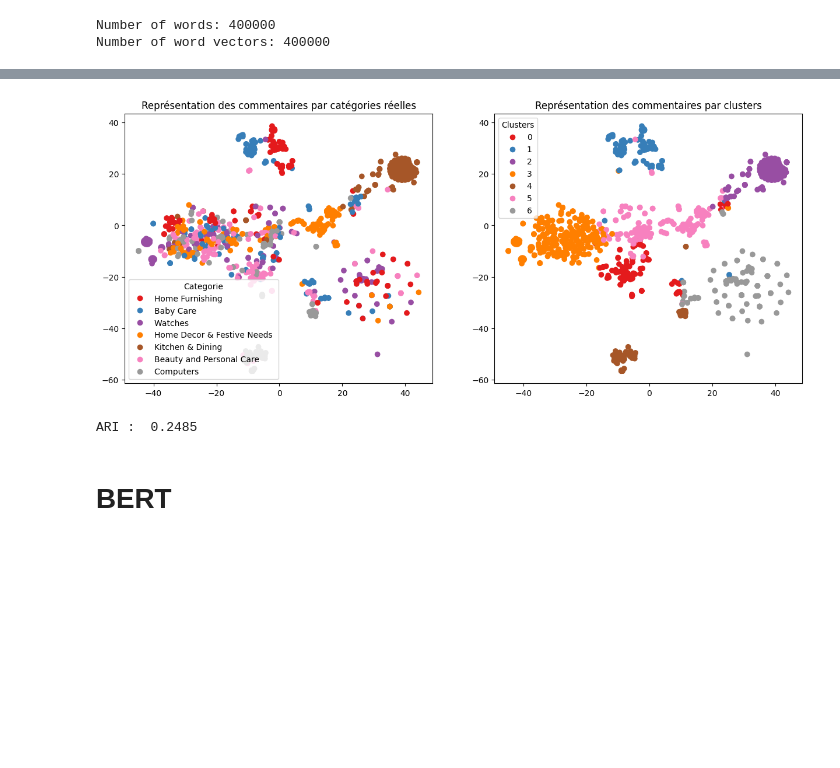
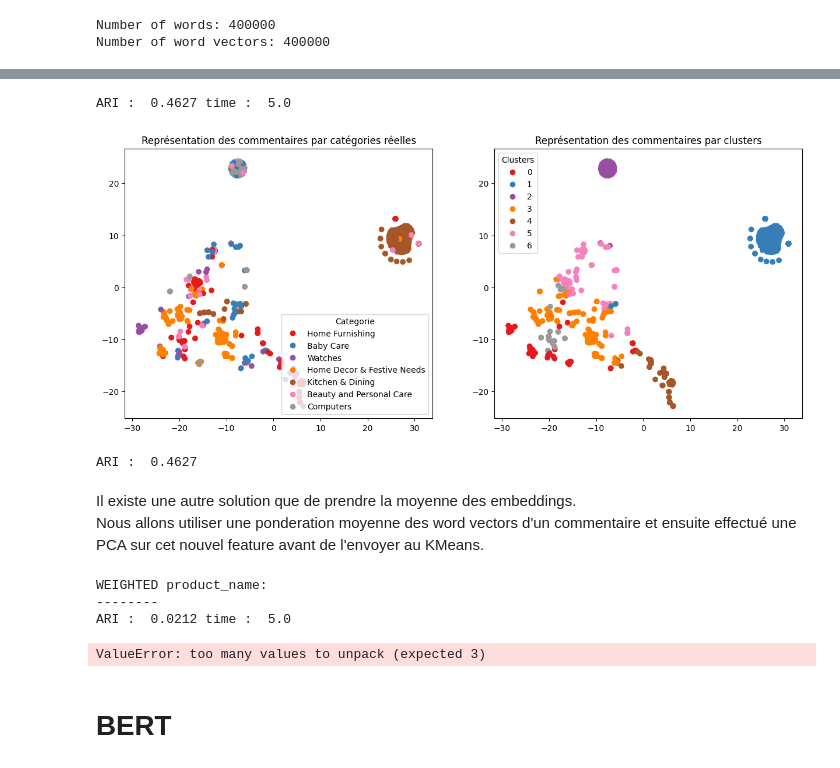
Before and after one commit to Hedredo/oc_projet_6, a Jupyter notebook: 1_notebook_classification_072024.ipynb, the cells around one changed output, grey strips where cells are left out. Saved outputs shown, nothing was run; the diff lists cells and outputs as text; code cells hidden in the pictures; blank space fills up the shorter version.

```diff
--- a/1_notebook_classification_072024.ipynb
+++ b/1_notebook_classification_072024.ipynb
@@ -764,7 +796,7 @@ for option in options:
     # Texte tokenisé
     text = [doc.split() for doc in flipkart_filtered[option]]
 
-    for i in range(3):
+    for i in range(4):
         current_key = f'{option}'+f' {str(i)}'
         # Entraînement du modèle Word2Vec avec gensim
         model[option] = Word2Vec(sentences=text, **params[i])
@@ -797,7 +832,7 @@ for key in word_embeddings.keys():
             ],
             axis=0,
         )
-    )
+    ).dropna()
 # %%
 for key in mean_embeddings.keys():
     # Create a new DataFrame with the mean embeddings
@@ -852,5 +892,16 @@ print(f"Number of word vectors: {len(word_to_vec_map)}")
 Number of words: 400000
 Number of word vectors: 400000
 # %%
-# replace each word by its word vectors and compute the mean of the word vectors
-mean_glove_embeddings = flipkart_filtered["text"].apply(lambda x: np.mean([word_to_vec_map[word] for word in x.split() if word in word_to_vec_map], axis=0))
+mean_glove_embeddings = dict()
+for option in options:
+    # For each row in the flipkart_filtered text column, replace each word by its embedding and compute the mean of the embeddings
+    mean_glove_embeddings[option] = flipkart_filtered[option].apply(
+        lambda x: np.mean(
+            [
+                word_to_vec_map[word]
+                for word in x.split()
+                if word in word_to_vec_map
+            ],
+            axis=0,
+        )
+    )
@@ -866,3 +908,5 @@ Name: text, dtype: object
 # %%
-glove = pd.DataFrame(mean_glove_embeddings.tolist(), index=flipkart_filtered.index, columns=[f"glove_{i}" for i in range(100)])
+glove = dict()
+for option in options:
+    glove[option] = pd.DataFrame(mean_glove_embeddings[option].dropna().tolist(), index=mean_glove_embeddings[option].dropna().index, columns=[f"glove_{i}" for i in range(100)])
 # %%
@@ -876,5 +934,10 @@ ARI :  0.2485 time :  10.0
-# %%
-TSNE_visu_fct(X_tsne, y_cat_num, labels, ARI)
-# %% [output]
-[figure, removed]
-ARI :  0.2485
+# %%
+ARI, X_tsne, labels, y_cat_ser = ARI_fct(glove['product_name'])
+TSNE_visu_fct(X_tsne, y_cat_ser.tolist(), labels, ARI)
+# %% [output]
+ARI :  0.4627 time :  5.0
+[figure, added]
+ARI :  0.4627
+# %% [markdown]
+Il existe une autre solution que de prendre la moyenne des embeddings.<br>
+Nous allons utiliser une ponderation moyenne des word vectors d'un commentaire et ensuite effectué une PCA sur cet nouvel feature avant de l'envoyer au KMeans.<br>
@@ -881,3 +963,16 @@ ARI :  0.2485
+# %%
+# Create a DataFrame with the weighted embeddings
+for option in options:
+    print(f"WEIGHTED {option}: ")
+    print("--------")
+    ARI, X_tsne, labels = ARI_fct(pd.DataFrame(weighted_embeddings[option].tolist()))
+    print("Non null values sample: ", len(labels))
+    print()
+# %% [output]
+WEIGHTED product_name:
+--------
+ARI :  0.0212 time :  5.0
+ValueError: too many values to unpack (expected 3)
 # %% [markdown]
 # BERT
 # %%
```
Also changed, not shown: parts of 65 cells of this notebook.
